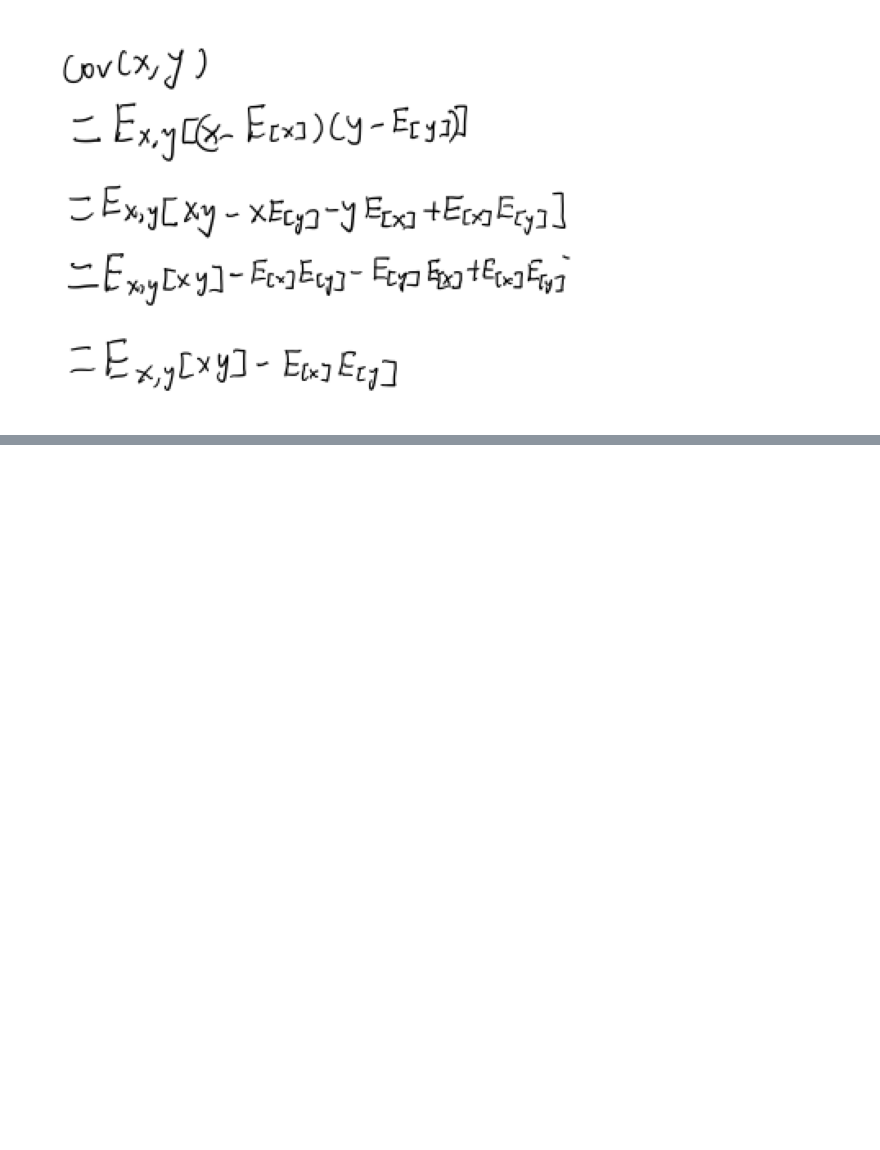
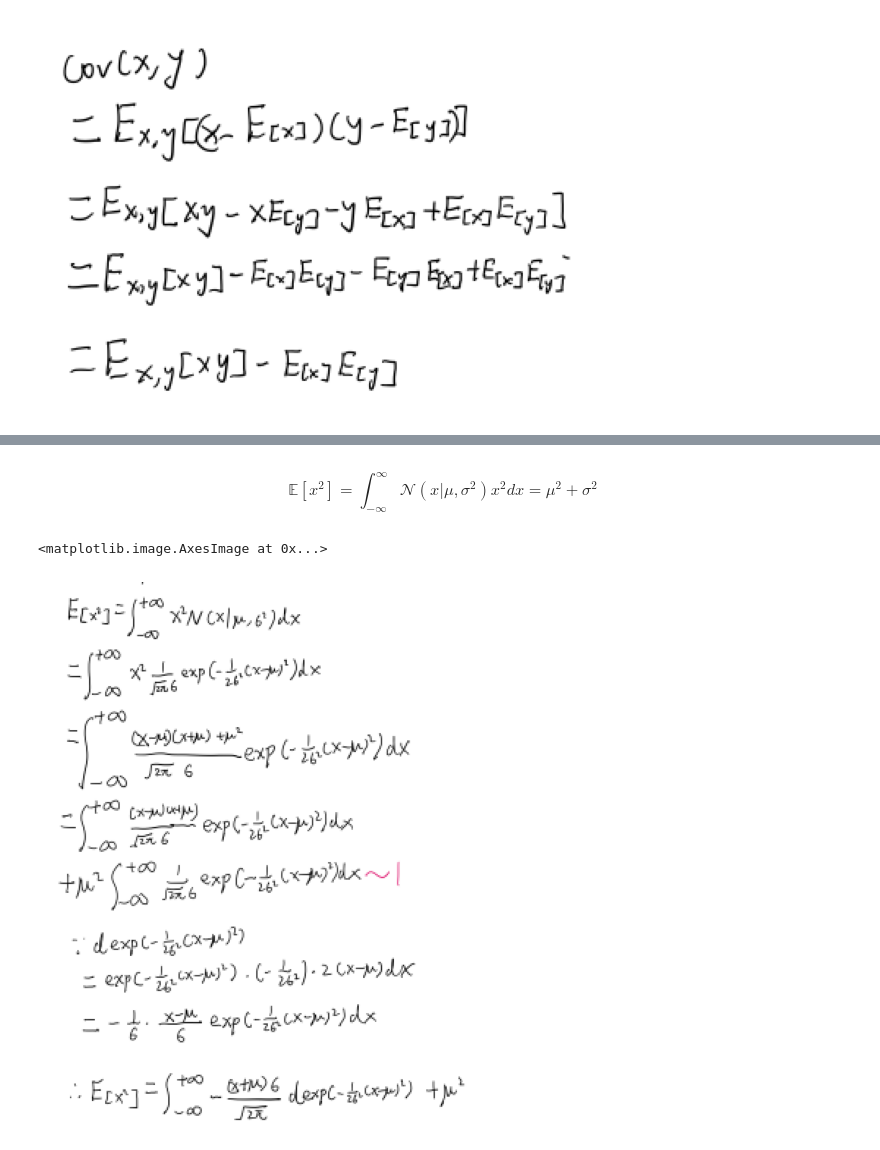
Before and after one commit to jiangyiqun233/PRML_learning, a Jupyter notebook: PRML_formula/1.绪论.ipynb, the cells around one changed output, grey strips where cells are left out. Cells and saved outputs as stored; diff of their text form; code cells hidden in the pictures; blank space fills up the shorter version.

```diff
--- a/PRML_formula/1.绪论.ipynb
+++ b/PRML_formula/1.绪论.ipynb
@@ -271,0 +316,12 @@ ax.imshow(d)
+# %% [markdown]
+
+$$ \mathbb{E}[x^2] = \int_{-\infty}^{\infty} \mathcal{N}(x|\mu, \sigma^2)x^2dx = \mu^2 + \sigma^2 \tag{1.50} $$
+# %%
+# x2期望
+fig, ax = plt.subplots(figsize=(10, 10))
+d = plt.imread('./graph/1.2.4期望上.png')
+plt.axis('off')
+ax.imshow(d)
+# %% [output]
+<matplotlib.image.AxesImage at 0x...>
+[figure, added]
```
Also changed, not shown: parts of 15 cells of this notebook, 6 other files.
